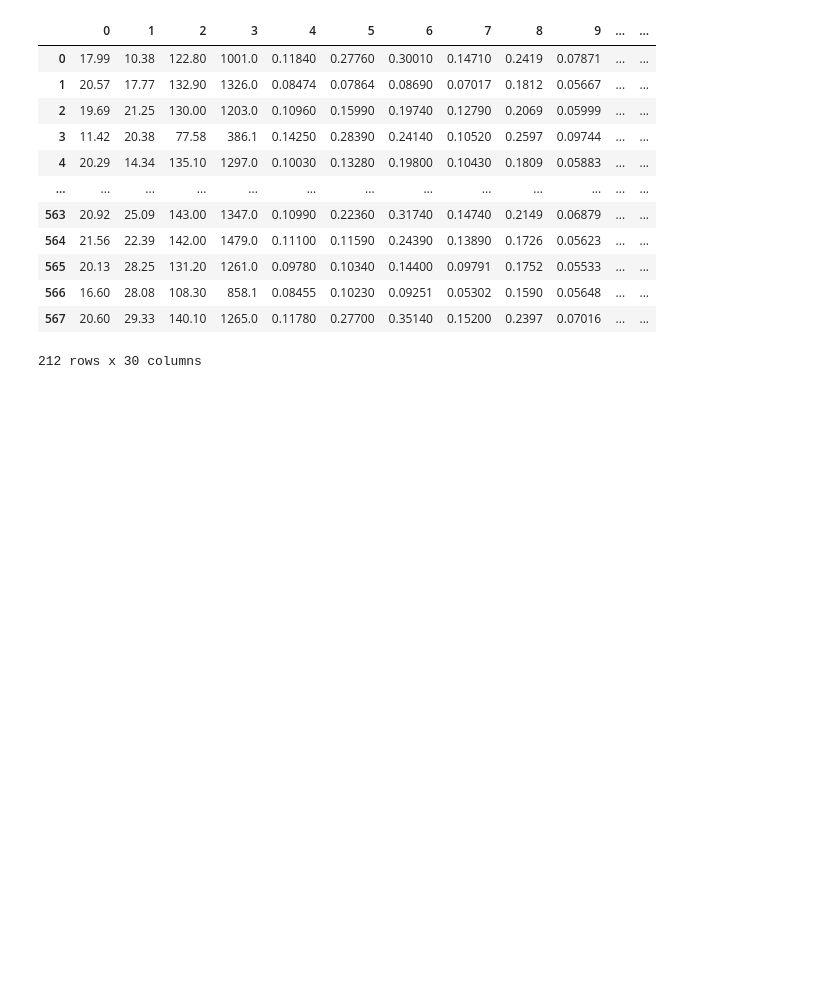
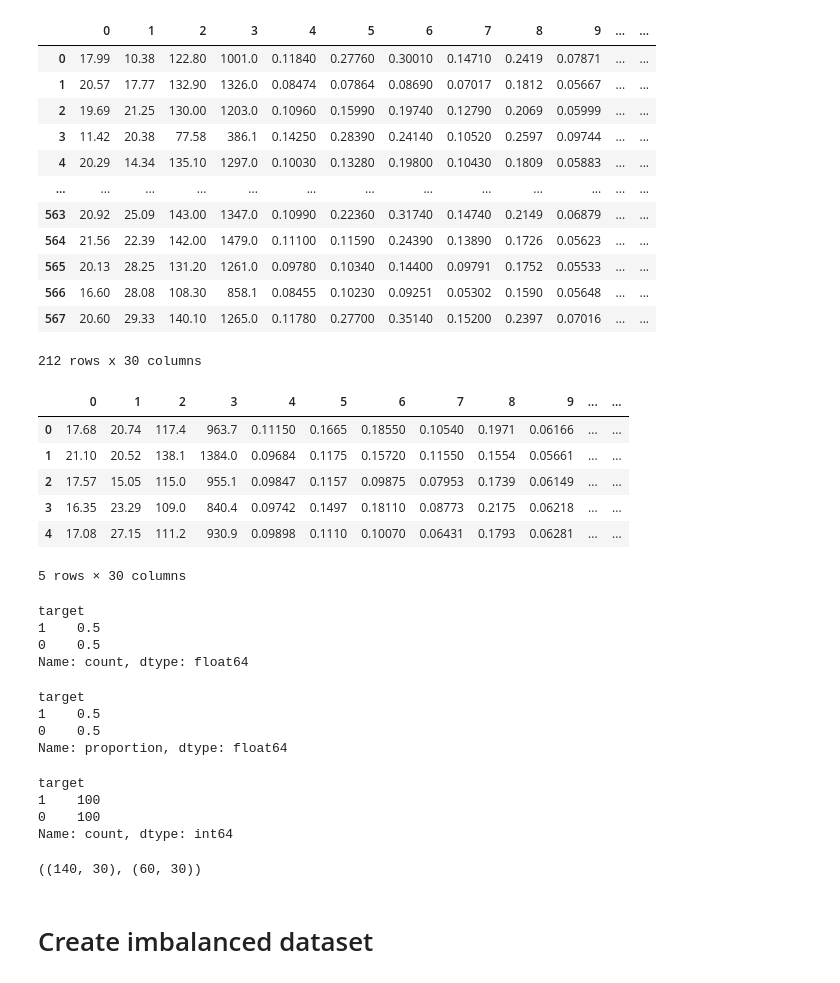
Before and after one commit to MaximillianJacob/Udemy, a Jupyter notebook: machine_learning_imbalanced_data/Section-03-Metrics/7.2_Probability_Distribution.ipynb, the cells around one changed output. Cells and saved outputs as stored; diff of their text form; code cells hidden in the pictures; blank space fills up the shorter version.

```diff
--- a/machine_learning_imbalanced_data/Section-03-Metrics/7.2_Probability_Distribution.ipynb
+++ b/machine_learning_imbalanced_data/Section-03-Metrics/7.2_Probability_Distribution.ipynb
@@ -200,8 +200,55 @@ X[y==0]
 | 566 | 16.60 | 28.08 | 108.30 | 858.1 | 0.08455 | 0.10230 | 0.09251 | 0.05302 | 0.1590 | 0.05648 | ... | ... |
 | 567 | 20.60 | 29.33 | 140.10 | 1265.0 | 0.11780 | 0.27700 | 0.35140 | 0.15200 | 0.2397 | 0.07016 | ... | ... |
 212 rows x 30 columns
-# %%
-def load_balanced_data(num_obs, random_state):
-    X, y = load_breast_cancer(return_X_y=True)
-    X = pd.DataFrame(X)
-    X['target']
+# %%
+def load_balanced_data(num_obs, random_state):
+    X, y = load_breast_cancer(return_X_y=True)
+    X = pd.DataFrame(X)
+    X['target'] = y
+
+    X_bal = pd.concat([
+        X[y==0].sample(num_obs, random_state = random_state),
+        X[y==1].sample(
+            num_obs, random_state=random_state)
+    ], axis=0)
+
+    y = X_bal['target']
+    y = y.map({0:1, 1:0})
+    X = X_bal.drop('target', axis=1)
+
+    return X.reset_index(drop=True), y.reset_index(drop=True)
+# %%
+X, y = load_balanced_data(num_obs=100, random_state=10)
+
+X.head()
+# %% [output]
+|  | 0 | 1 | 2 | 3 | 4 | 5 | 6 | 7 | 8 | 9 | ... | ... |
+| 0 | 17.68 | 20.74 | 117.4 | 963.7 | 0.11150 | 0.1665 | 0.18550 | 0.10540 | 0.1971 | 0.06166 | ... | ... |
+| 1 | 21.10 | 20.52 | 138.1 | 1384.0 | 0.09684 | 0.1175 | 0.15720 | 0.11550 | 0.1554 | 0.05661 | ... | ... |
+| 2 | 17.57 | 15.05 | 115.0 | 955.1 | 0.09847 | 0.1157 | 0.09875 | 0.07953 | 0.1739 | 0.06149 | ... | ... |
+| 3 | 16.35 | 23.29 | 109.0 | 840.4 | 0.09742 | 0.1497 | 0.18110 | 0.08773 | 0.2175 | 0.06218 | ... | ... |
+| 4 | 17.08 | 27.15 | 111.2 | 930.9 | 0.09898 | 0.1110 | 0.10070 | 0.06431 | 0.1793 | 0.06281 | ... | ... |
+5 rows × 30 columns
+# %%
+#Balancing ratio
+
+y.value_counts() /len(y)
+# %% [output]
+target
+1    0.5
+0    0.5
+Name: count, dtype: float64
+# %%
+y.value_counts(normalize=True)
+# %% [output]
+target
+1    0.5
+0    0.5
+Name: proportion, dtype: float64
+# %%
+y.value_counts()
+# %% [output]
+target
+1    100
+0    100
+Name: count, dtype: int64
@@ -207,0 +257,10 @@ def load_balanced_data(num_obs, random_state):
+# %%
+# separate dataset into train and set
+
+X_train, X_test, y_train, y_test = train_test_split(X, y , test_size=0.3, random_state=0)
+
+X_train.shape, X_test.shape
+# %% [output]
+((140, 30), (60, 30))
+# %% [markdown]
+# Create imbalanced dataset
```
Also changed, not shown: parts of 45 cells of this notebook.
